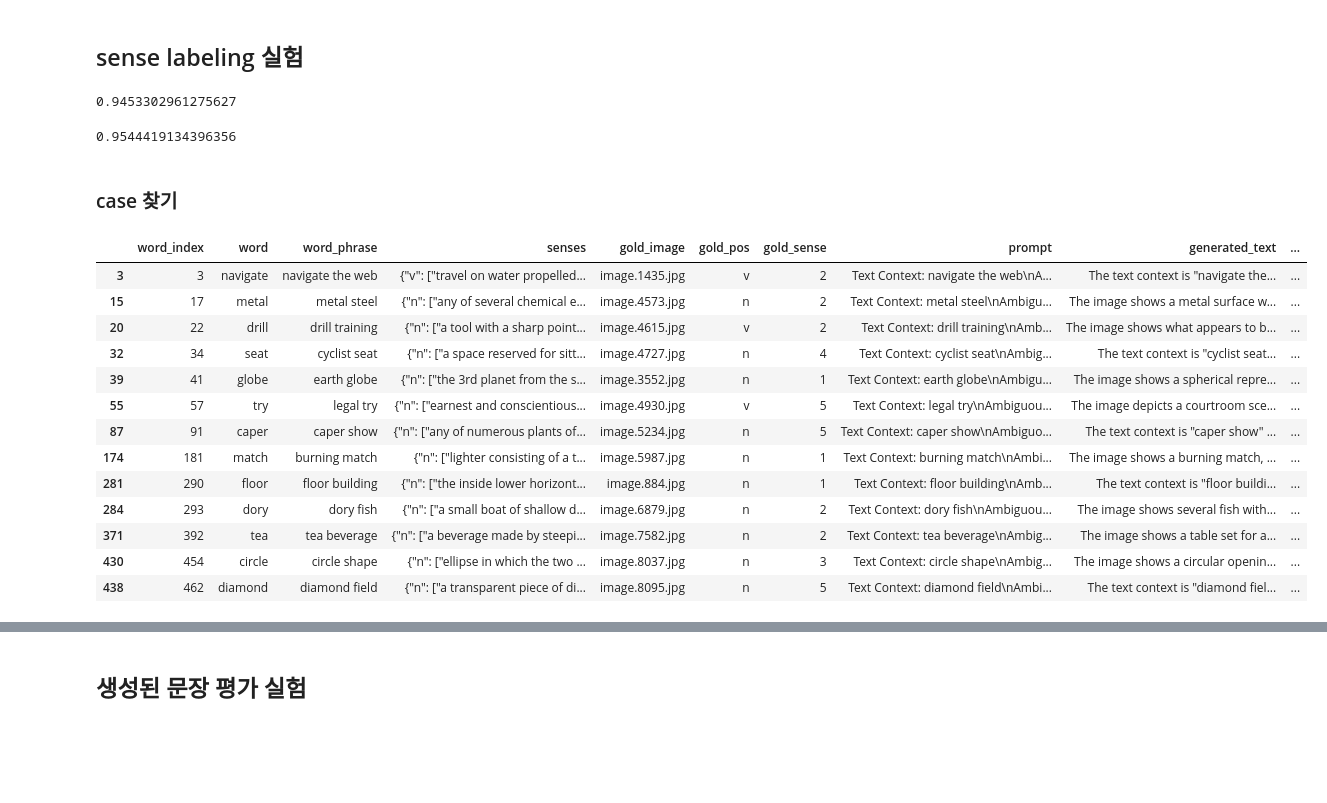
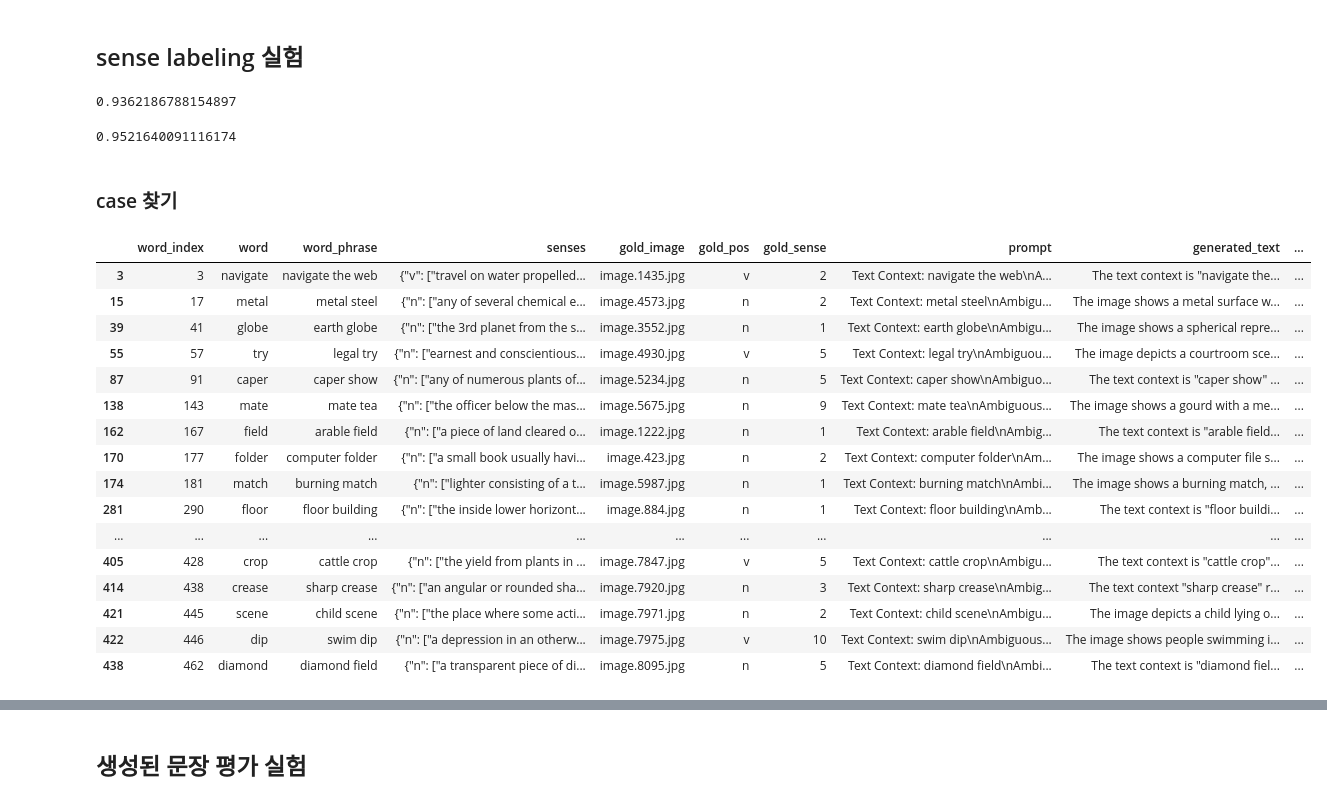
Before and after one commit to BlessingDev/Word-Sense-Disambiguation-with-Visual-Context, a Jupyter notebook: documents/evaluation.ipynb, the cells around one changed output, grey strips where cells are left out. Saved outputs shown, nothing was run; the diff lists cells and outputs as text; code cells hidden in the pictures; blank space fills up the shorter version.

```diff
--- a/documents/evaluation.ipynb
+++ b/documents/evaluation.ipynb
@@ -1960,7 +1960,7 @@ print(acc)
 ## sense labeling 실험
 # %%
 import pandas as pd
-result_df = pd.read_csv("/workspace/data/test_set_process/inference/wsd_set_entire_sense_baseline_gemma-3-27b-it.csv")
+result_df = pd.read_csv("/workspace/data/test_set_process/inference/wsd_set_entire_sense2_baseline_gemma-3-27b-it.csv")
 
 
 for index, row in result_df.iterrows():
@@ -1974,10 +1974,10 @@ for index, row in result_df.iterrows():
 acc = (result_df["predicted_label"] == result_df["gold_sense"]).sum() / len(result_df)
 print(acc)
 # %% [output]
-0.9453302961275627
+0.9362186788154897
 # %%
 import pandas as pd
-result_df = pd.read_csv("/workspace/data/test_set_process/inference/wsd_set_entire_sense_search_labeled_fixed_gemma-3-27b-it.csv")
+result_df = pd.read_csv("/workspace/data/test_set_process/inference/wsd_set_entire_sense_search3_labeled_fixed_gemma-3-27b-it.csv")
 
 
 for index, row in result_df.iterrows():
@@ -1991,11 +1991,11 @@ for index, row in result_df.iterrows():
 acc = (result_df["predicted_label"] == result_df["gold_sense"]).sum() / len(result_df)
 print(acc)
 # %% [output]
-0.9544419134396356
+0.9521640091116174
 # %% [markdown]
 ### case 찾기
 # %%
-result_df = pd.read_csv("/workspace/data/test_set_process/inference/wsd_set_entire_sense_search_labeled_fixed_gemma-3-27b-it.csv")
+result_df = pd.read_csv("/workspace/data/test_set_process/inference/wsd_set_entire_sense_search3_labeled_fixed_gemma-3-27b-it.csv")
 
 
 for index, row in result_df.iterrows():
@@ -2006,44 +2006,47 @@ for index, row in result_df.iterrows():
     except ValueError:
         result_df.at[index, "predicted_label"] = -1
 
 sense_search_df = result_df
 
-result_df = pd.read_csv("/workspace/data/test_set_process/inference/wsd_set_entire_sense_baseline_gemma-3-27b-it.csv")
+result_df = pd.read_csv("/workspace/data/test_set_process/inference/wsd_set_entire_sense2_baseline_gemma-3-27b-it.csv")
 
 
 for index, row in result_df.iterrows():
     pred_label = row["generated_text"].split("A:")[-1].strip().lower()
     try:
         mapped_label = int(pred_label)
         result_df.at[index, "predicted_label"] = mapped_label
     except ValueError:
         result_df.at[index, "predicted_label"] = -1
 
 sense_df = result_df
 
 # sense에서 틀렸지만, search에서 맞춘 sample
 sense_incorrect = sense_df[sense_df["predicted_label"] != sense_df["gold_sense"]]
 sense_incorrect_ids = set(sense_incorrect["word_index"])
 search_correct = sense_search_df[sense_search_df["predicted_label"] == sense_search_df["gold_sense"]]
 search_correct_ids = set(search_correct["word_index"])
 focus_ids = sense_incorrect_ids.intersection(search_correct_ids)
 focus_samples = sense_df[sense_df["word_index"].isin(focus_ids)]
 
 focus_samples
 # %% [output]
 |  | word_index | word | word_phrase | senses | gold_image | gold_pos | gold_sense | prompt | generated_text | ... |
 | 3 | 3 | navigate | navigate the web | {"v": ["travel on water propelled... | image.1435.jpg | v | 2 | Text Context: navigate the web\nA... | The text context is "navigate the... | ... |
 | 15 | 17 | metal | metal steel | {"n": ["any of several chemical e... | image.4573.jpg | n | 2 | Text Context: metal steel\nAmbigu... | The image shows a metal surface w... | ... |
-| 20 | 22 | drill | drill training | {"n": ["a tool with a sharp point... | image.4615.jpg | v | 2 | Text Context: drill training\nAmb... | The image shows what appears to b... | ... |
-| 32 | 34 | seat | cyclist seat | {"n": ["a space reserved for sitt... | image.4727.jpg | n | 4 | Text Context: cyclist seat\nAmbig... | The text context is "cyclist seat... | ... |
 | 39 | 41 | globe | earth globe | {"n": ["the 3rd planet from the s... | image.3552.jpg | n | 1 | Text Context: earth globe\nAmbigu... | The image shows a spherical repre... | ... |
 | 55 | 57 | try | legal try | {"n": ["earnest and conscientious... | image.4930.jpg | v | 5 | Text Context: legal try\nAmbiguou... | The image depicts a courtroom sce... | ... |
 | 87 | 91 | caper | caper show | {"n": ["any of numerous plants of... | image.5234.jpg | n | 5 | Text Context: caper show\nAmbiguo... | The text context is "caper show" ... | ... |
+| 138 | 143 | mate | mate tea | {"n": ["the officer below the mas... | image.5675.jpg | n | 9 | Text Context: mate tea\nAmbiguous... | The image shows a gourd with a me... | ... |
+| 162 | 167 | field | arable field | {"n": ["a piece of land cleared o... | image.1222.jpg | n | 1 | Text Context: arable field\nAmbig... | The text context is "arable field... | ... |
+| 170 | 177 | folder | computer folder | {"n": ["a small book usually havi... | image.423.jpg | n | 2 | Text Context: computer folder\nAm... | The image shows a computer file s... | ... |
 | 174 | 181 | match | burning match | {"n": ["lighter consisting of a t... | image.5987.jpg | n | 1 | Text Context: burning match\nAmbi... | The image shows a burning match, ... | ... |
 | 281 | 290 | floor | floor building | {"n": ["the inside lower horizont... | image.884.jpg | n | 1 | Text Context: floor building\nAmb... | The text context is "floor buildi... | ... |
-| 284 | 293 | dory | dory fish | {"n": ["a small boat of shallow d... | image.6879.jpg | n | 2 | Text Context: dory fish\nAmbiguou... | The image shows several fish with... | ... |
-| 371 | 392 | tea | tea beverage | {"n": ["a beverage made by steepi... | image.7582.jpg | n | 2 | Text Context: tea beverage\nAmbig... | The image shows a table set for a... | ... |
-| 430 | 454 | circle | circle shape | {"n": ["ellipse in which the two ... | image.8037.jpg | n | 3 | Text Context: circle shape\nAmbig... | The image shows a circular openin... | ... |
+| ... | ... | ... | ... | ... | ... | ... | ... | ... | ... | ... |
+| 405 | 428 | crop | cattle crop | {"n": ["the yield from plants in ... | image.7847.jpg | v | 5 | Text Context: cattle crop\nAmbigu... | The text context is "cattle crop"... | ... |
+| 414 | 438 | crease | sharp crease | {"n": ["an angular or rounded sha... | image.7920.jpg | n | 3 | Text Context: sharp crease\nAmbig... | The text context "sharp crease" r... | ... |
+| 421 | 445 | scene | child scene | {"n": ["the place where some acti... | image.7971.jpg | n | 2 | Text Context: child scene\nAmbigu... | The image depicts a child lying o... | ... |
+| 422 | 446 | dip | swim dip | {"n": ["a depression in an otherw... | image.7975.jpg | v | 10 | Text Context: swim dip\nAmbiguous... | The image shows people swimming i... | ... |
 | 438 | 462 | diamond | diamond field | {"n": ["a transparent piece of di... | image.8095.jpg | n | 5 | Text Context: diamond field\nAmbi... | The text context is "diamond fiel... | ... |
 # %%
 # 반대로 search에서 틀렸지만, sense에서 맞춘 sample
```
Also changed, not shown: parts of 30 cells of this notebook, 59 other files.
